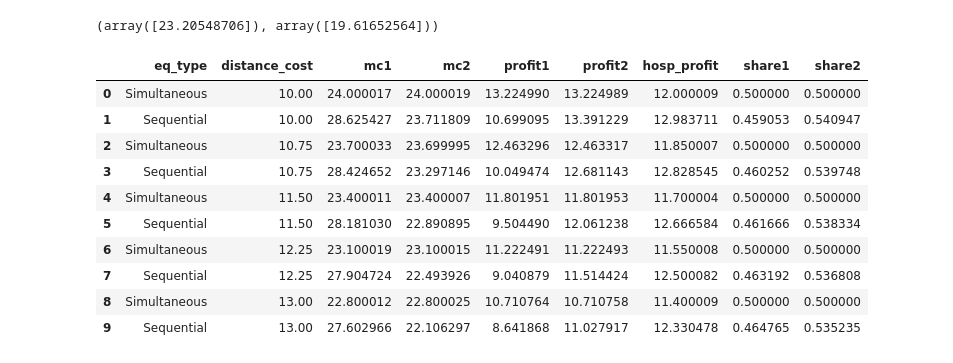
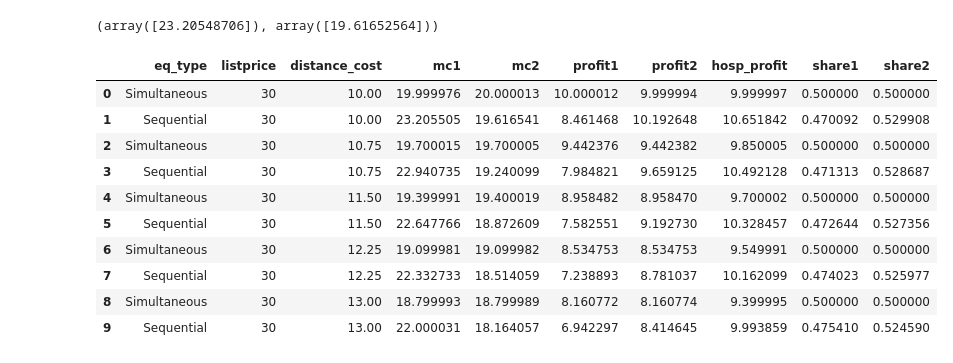
Before and after one commit to ericschulman/health_bargains, a Jupyter notebook: numerical.ipynb, the cells around one changed output. Cells and saved outputs as stored; diff of their text form; code cells hidden in the pictures.

```diff
--- a/numerical.ipynb
+++ b/numerical.ipynb
@@ -114,4 +124,24 @@ print(simult_bargain(18,18,.5,.5,10,20))
 # %%
+def outside_seq(theta1,mu1,cost,listprice):
+    """go through kkt to find a solution"""
+    #three solutions to firms optimization problem
+    p0, p1, p2 =  listprice - cost, (listprice + (mu1*theta1))/2, listprice
+    t0,t1,t2 = 1, (listprice - mu1*theta1)/(2*cost) , 0
+    #double check t1 is a valid solution
+    if t1 > 1 or t1 < 0:
+        t1 = -1
+    #find the max
+    ind = np.argmax([p0*t0, p1*t1, p2*t2])
+    print([t0,t1,t2], ind)
+    return mu1*theta1*([t0,t1,t2][ind])
+
+
+def outside_seq(theta1,mu1,cost,listprice):
+    """assume that we amp up list price high enough
+    for a corner solution"""
+    return mu1*theta1
+
+
 def bargain_helper_seq(theta1, mu1, mu2, cost, listprice):
     """solve each firm 1s optimization holding theta 2 fixed"""
     outside = outside_seq(theta1,mu1,cost,listprice)
@@ -125,9 +155,12 @@ def seq_obj(theta1, mu1, mu2, cost, listprice):
 
     theta2 = bargain_helper_seq(theta1, mu2, mu1, cost, listprice)
     outside1 = outside_simlt(mu1,cost,listprice)
-
     return nash_in_nash(theta1, theta2, mu1, mu2, cost, listprice, outside1)
 
-plt.plot([i for i in range(15,30)],  [seq_obj(i, .5, .5, 10, 30) for i in range(15,30)])
+
+COST = 3
+LIST = 8
+plt.plot([i for i in np.linspace(COST+3,LIST+3,num=10)],
+         [seq_obj(i, .5, .5, COST , LIST) for i in np.linspace(COST+3,LIST+3,num=10)])
 # %% [output]
 [<matplotlib.lines.Line2D at 0x...>]
@@ -151,48 +184,48 @@ print(seq_bargain(18,.5,.5,10,30))
 def make_table(arg, steps, params):
     min_arg, max_arg, no_step = steps
 
-    cols = ['eq_type','distance_cost','mc1','mc2','profit1','profit2','hosp_profit','share1','share2']
+    cols = ['eq_type','listprice','distance_cost','mc1','mc2','profit1','profit2','hosp_profit','share1','share2']
 
     indep_var = np.linspace(min_arg, max_arg, no_step)
     results = []
 
     for var in indep_var:
         param_copy = list(params)
         param_copy[arg] = var
         mu1,mu2,cost,listprice = param_copy
         for eq_type in ['Simultaneous', 'Sequential']:
 
             mc1,mc2 = 15, 15
 
             if eq_type == 'Simultaneous':
                 mc1,mc2 = simult_bargain(mc1, mc2, mu1, mu2, cost, listprice)
             else:
                 mc1,mc2 = seq_bargain(mc1, mu1, mu2, cost, listprice)
             mc1, mc2 = mc1[0],mc2[0]
             profit1 = calc_profits(mc1, mc2, mu1, mu2, cost,listprice)
             profit2 = calc_profits(mc2, mc1, mu2, mu1, cost,listprice)
             hosp_prof = hosp_profits(mc1, mc2, mu1, mu2, cost,listprice)
             share1 = calc_t(mc1, mc2, mu1, mu2, cost,listprice)
-            share2 = 1-share1
-            results.append([eq_type,cost,mc1,mc2,profit1,profit2,hosp_prof, share1,share2])
+            share2 = calc_t(mc2, mc1, mu2, mu1, cost,listprice)
+            results.append([eq_type,listprice,cost,mc1,mc2,profit1,profit2,hosp_prof, share1,share2])
 
 
     return pd.DataFrame(data=results, columns=cols)
 
 
 make_table(2,(10,13,5), (.5,.5,10,30))
 # %% [output]
-|  | eq_type | distance_cost | mc1 | mc2 | profit1 | profit2 | hosp_profit | share1 | share2 |
-| 0 | Simultaneous | 10.00 | 24.000017 | 24.000019 | 13.224990 | 13.224989 | 12.000009 | 0.500000 | 0.500000 |
-| 1 | Sequential | 10.00 | 28.625427 | 23.711809 | 10.699095 | 13.391229 | 12.983711 | 0.459053 | 0.540947 |
-| 2 | Simultaneous | 10.75 | 23.700033 | 23.699995 | 12.463296 | 12.463317 | 11.850007 | 0.500000 | 0.500000 |
-| 3 | Sequential | 10.75 | 28.424652 | 23.297146 | 10.049474 | 12.681143 | 12.828545 | 0.460252 | 0.539748 |
-| 4 | Simultaneous | 11.50 | 23.400011 | 23.400007 | 11.801951 | 11.801953 | 11.700004 | 0.500000 | 0.500000 |
-| 5 | Sequential | 11.50 | 28.181030 | 22.890895 | 9.504490 | 12.061238 | 12.666584 | 0.461666 | 0.538334 |
-| 6 | Simultaneous | 12.25 | 23.100019 | 23.100015 | 11.222491 | 11.222493 | 11.550008 | 0.500000 | 0.500000 |
-| 7 | Sequential | 12.25 | 27.904724 | 22.493926 | 9.040879 | 11.514424 | 12.500082 | 0.463192 | 0.536808 |
-| 8 | Simultaneous | 13.00 | 22.800012 | 22.800025 | 10.710764 | 10.710758 | 11.400009 | 0.500000 | 0.500000 |
-| 9 | Sequential | 13.00 | 27.602966 | 22.106297 | 8.641868 | 11.027917 | 12.330478 | 0.464765 | 0.535235 |
+|  | eq_type | listprice | distance_cost | mc1 | mc2 | profit1 | profit2 | hosp_profit | share1 | share2 |
+| 0 | Simultaneous | 30 | 10.00 | 19.999976 | 20.000013 | 10.000012 | 9.999994 | 9.999997 | 0.500000 | 0.500000 |
+| 1 | Sequential | 30 | 10.00 | 23.205505 | 19.616541 | 8.461468 | 10.192648 | 10.651842 | 0.470092 | 0.529908 |
+| 2 | Simultaneous | 30 | 10.75 | 19.700015 | 19.700005 | 9.442376 | 9.442382 | 9.850005 | 0.500000 | 0.500000 |
+| 3 | Sequential | 30 | 10.75 | 22.940735 | 19.240099 | 7.984821 | 9.659125 | 10.492128 | 0.471313 | 0.528687 |
+| 4 | Simultaneous | 30 | 11.50 | 19.399991 | 19.400019 | 8.958482 | 8.958470 | 9.700002 | 0.500000 | 0.500000 |
+| 5 | Sequential | 30 | 11.50 | 22.647766 | 18.872609 | 7.582551 | 9.192730 | 10.328457 | 0.472644 | 0.527356 |
+| 6 | Simultaneous | 30 | 12.25 | 19.099981 | 19.099982 | 8.534753 | 8.534753 | 9.549991 | 0.500000 | 0.500000 |
+| 7 | Sequential | 30 | 12.25 | 22.332733 | 18.514059 | 7.238893 | 8.781037 | 10.162099 | 0.474023 | 0.525977 |
+| 8 | Simultaneous | 30 | 13.00 | 18.799993 | 18.799989 | 8.160772 | 8.160774 | 9.399995 | 0.500000 | 0.500000 |
+| 9 | Sequential | 30 | 13.00 | 22.000031 | 18.164057 | 6.942297 | 8.414645 | 9.993859 | 0.475410 | 0.524590 |
 # %%
 table1 = make_table(2,(10,15,6), (.5,.5,10,30))
 table2 = make_table(3,(25,30,6), (.5,.5,10,30))
```
Also changed, not shown: parts of 6 cells of this notebook.
